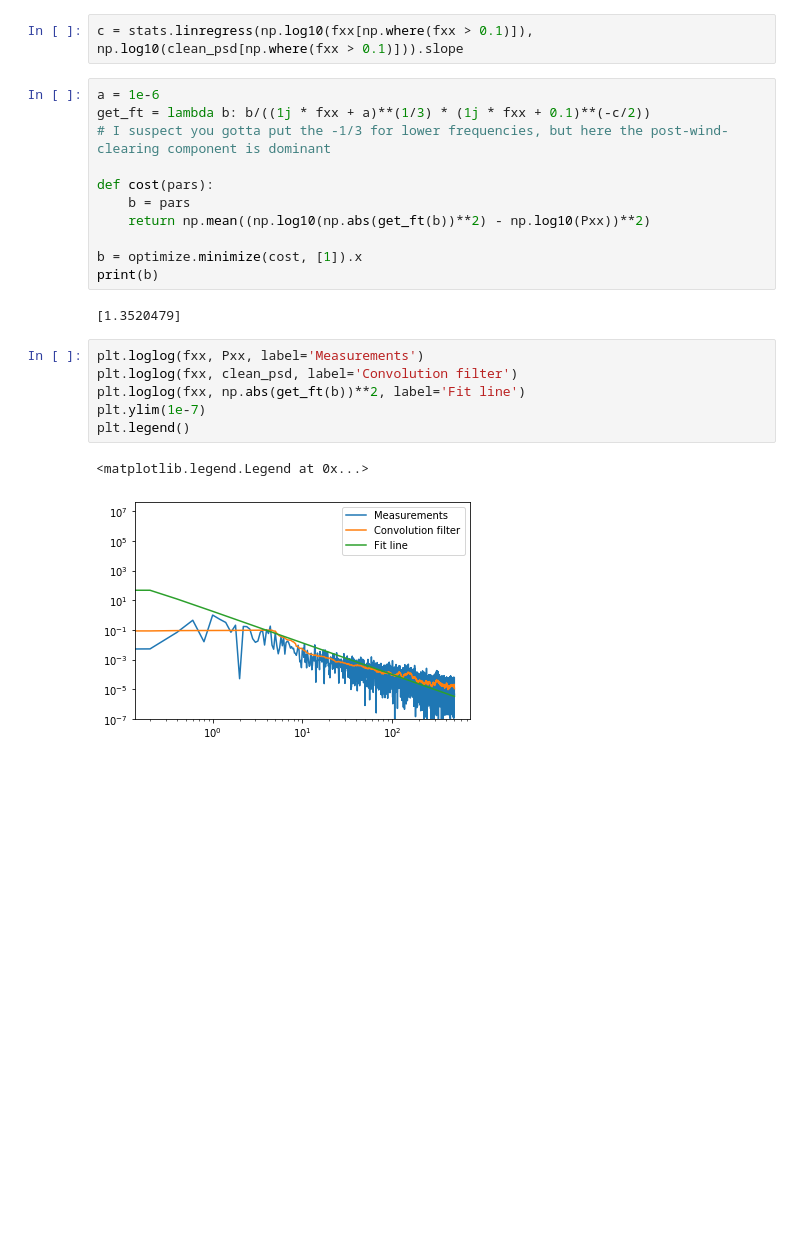
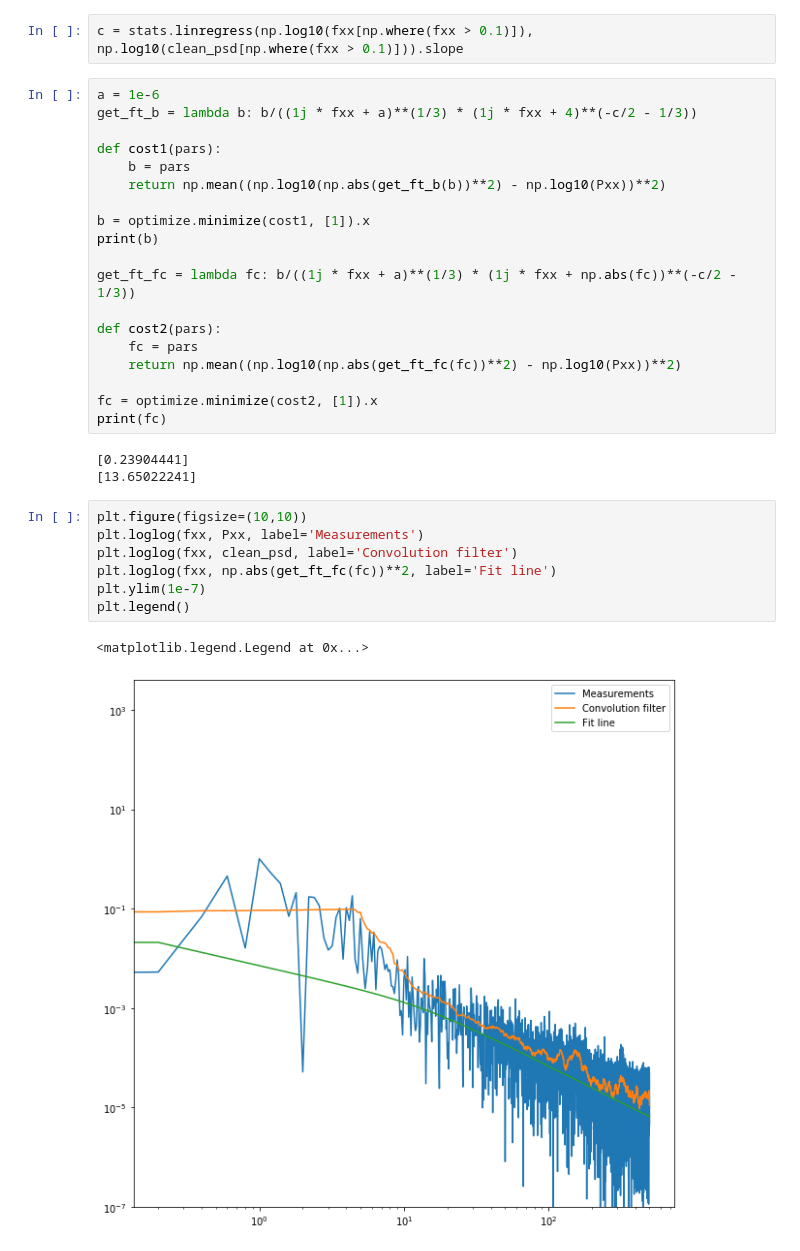
Before and after one commit to aditya-sengupta/tip-tilt-control, a Jupyter notebook: control/dev/impulse_filter.ipynb, the cells around one changed output. Drawn from its saved outputs; the diff is of its cells as text; blank space fills up the shorter version.

```diff
--- a/control/dev/impulse_filter.ipynb
+++ b/control/dev/impulse_filter.ipynb
@@ -39,24 +37,34 @@ clean_psd = clean_psd[size-1:-size]
 c = stats.linregress(np.log10(fxx[np.where(fxx > 0.1)]), np.log10(clean_psd[np.where(fxx > 0.1)])).slope
 # %%
 a = 1e-6
-get_ft = lambda b: b/((1j * fxx + a)**(1/3) * (1j * fxx + 0.1)**(-c/2))
-# I suspect you gotta put the -1/3 for lower frequencies, but here the post-wind-clearing component is dominant
+get_ft_b = lambda b: b/((1j * fxx + a)**(1/3) * (1j * fxx + 4)**(-c/2 - 1/3))
 
-def cost(pars):
+def cost1(pars):
     b = pars
-    return np.mean((np.log10(np.abs(get_ft(b))**2) - np.log10(Pxx))**2)
+    return np.mean((np.log10(np.abs(get_ft_b(b))**2) - np.log10(Pxx))**2)
 
-b = optimize.minimize(cost, [1]).x
+b = optimize.minimize(cost1, [1]).x
 print(b)
+
+get_ft_fc = lambda fc: b/((1j * fxx + a)**(1/3) * (1j * fxx + np.abs(fc))**(-c/2 - 1/3))
+
+def cost2(pars):
+    fc = pars
+    return np.mean((np.log10(np.abs(get_ft_fc(fc))**2) - np.log10(Pxx))**2)
+
+fc = optimize.minimize(cost2, [1]).x
+print(fc)
 # %% [output]
-[1.3520479]
+[0.23904441]
+[13.65022241]
 # %%
+plt.figure(figsize=(10,10))
 plt.loglog(fxx, Pxx, label='Measurements')
 plt.loglog(fxx, clean_psd, label='Convolution filter')
-plt.loglog(fxx, np.abs(get_ft(b))**2, label='Fit line')
+plt.loglog(fxx, np.abs(get_ft_fc(fc))**2, label='Fit line')
 plt.ylim(1e-7)
 plt.legend()
 # %% [output]
 <matplotlib.legend.Legend at 0x...>
-[figure, old version]
+[figure, new version]
 # %%
```
Also changed, not shown: parts of 14 cells of this notebook, 2 other files.
